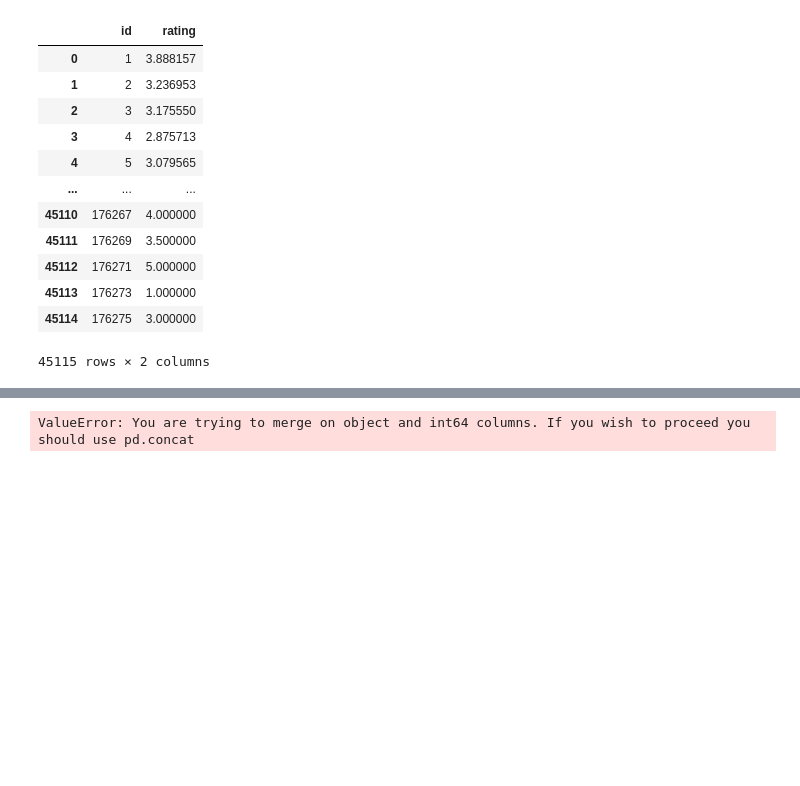
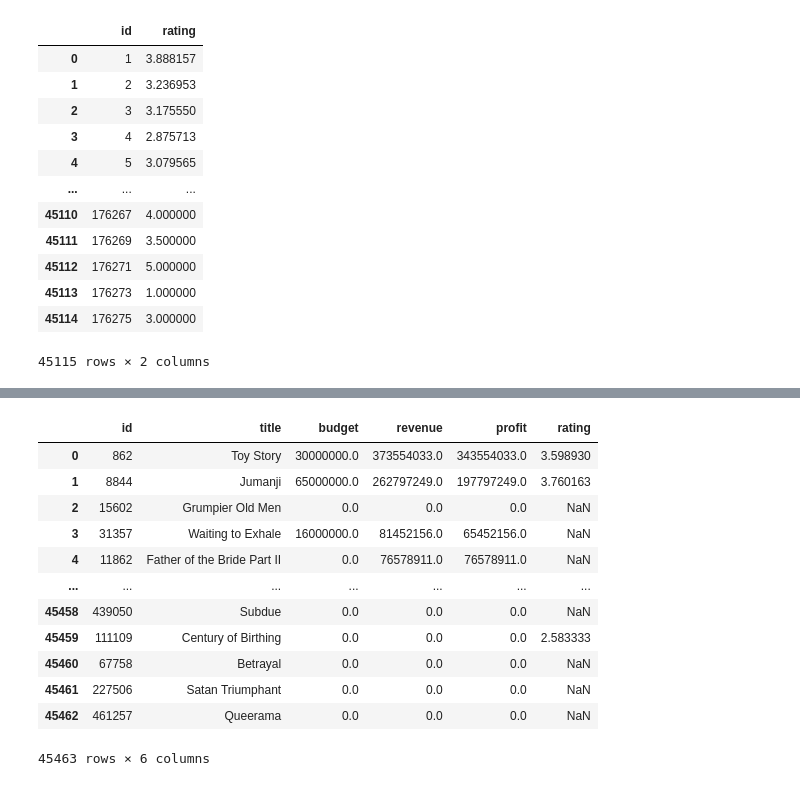
Before and after one commit to dany-roman/project_2, a Jupyter notebook: UD_rating.ipynb, the cells around one changed output, grey strips where cells are left out. Cells and saved outputs as stored; diff of their text form; code cells hidden in the pictures; blank space fills up the shorter version.

Commit message:
rating by movie id complete

```diff
--- a/UD_rating.ipynb
+++ b/UD_rating.ipynb
@@ -163,0 +177,3 @@ rating_df
+# %%
+# converting to the same type of variable
+clean_movies['id'] = clean_movies['id'].astype('int64')
@@ -164,7 +193,19 @@ rating_df
 # %%
 # merge both cleanig dataframes
 
-movie_rating = clean_movies.merge(rating_df, on='id', how='left', indicator=True)
+movie_rating = clean_movies.merge(rating_df, on='id', how='left')
 movie_rating
 # %% [output]
+|  | id | title | budget | revenue | profit | rating |
+| 0 | 862 | Toy Story | 30000000.0 | 373554033.0 | 343554033.0 | 3.598930 |
+| 1 | 8844 | Jumanji | 65000000.0 | 262797249.0 | 197797249.0 | 3.760163 |
+| 2 | 15602 | Grumpier Old Men | 0.0 | 0.0 | 0.0 | NaN |
+| 3 | 31357 | Waiting to Exhale | 16000000.0 | 81452156.0 | 65452156.0 | NaN |
+| 4 | 11862 | Father of the Bride Part II | 0.0 | 76578911.0 | 76578911.0 | NaN |
+| ... | ... | ... | ... | ... | ... | ... |
+| 45458 | 439050 | Subdue | 0.0 | 0.0 | 0.0 | NaN |
+| 45459 | 111109 | Century of Birthing | 0.0 | 0.0 | 0.0 | 2.583333 |
+| 45460 | 67758 | Betrayal | 0.0 | 0.0 | 0.0 | NaN |
+| 45461 | 227506 | Satan Triumphant | 0.0 | 0.0 | 0.0 | NaN |
+| 45462 | 461257 | Queerama | 0.0 | 0.0 | 0.0 | NaN |
-ValueError: You are trying to merge on object and int64 columns. If you wish to proceed you should use pd.concat
+45463 rows × 6 columns
```
Also changed, not shown: parts of 2 cells of this notebook.
